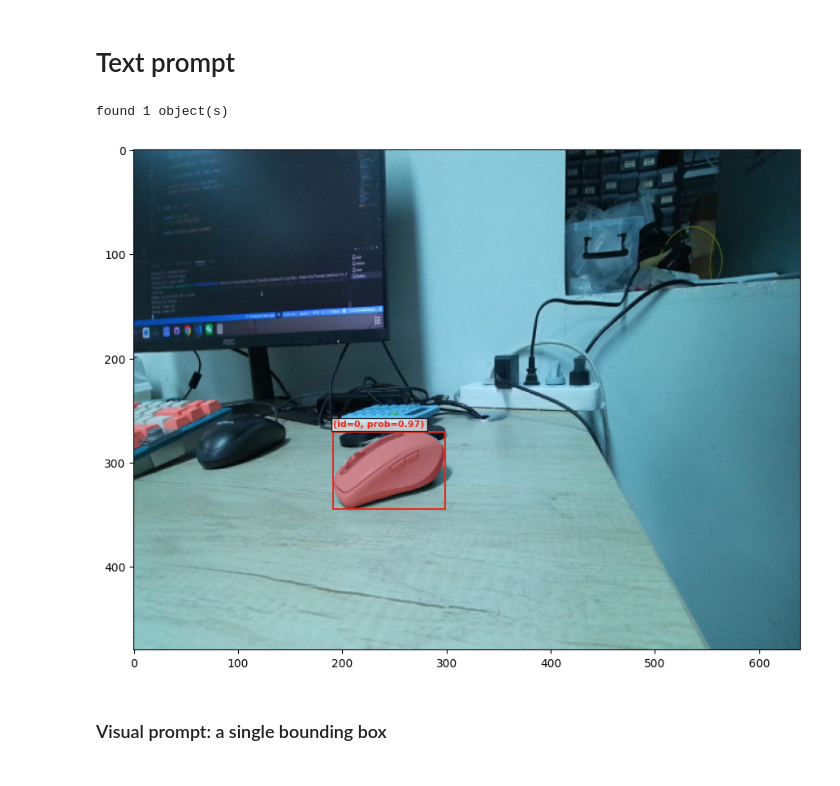
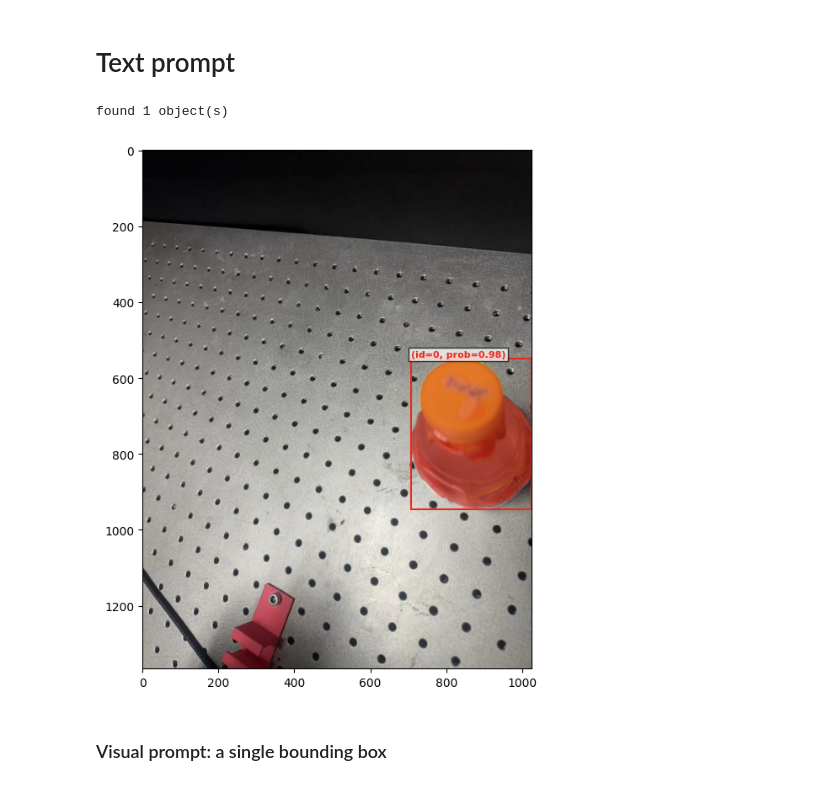
Before and after one commit to yichatani/sam3, a Jupyter notebook: examples/sam3_image_predictor_example.ipynb, the cells around one changed output. Drawn from its saved outputs; the diff is of its cells as text; code cells hidden in the pictures.

```diff
--- a/examples/sam3_image_predictor_example.ipynb
+++ b/examples/sam3_image_predictor_example.ipynb
@@ -56,8 +56,12 @@ model = build_sam3_image_model(checkpoint_path=checkpoint_path, bpe_path=bpe_pat
 # %%
 # image_path = f"{sam3_root}/assets/images/test_image.jpg"
 # image_path = f"{sam3_root}/assets/images/test_0.jpg"
-# image_path = f"{sam3_root}/assets/images/bottle_0.jpg"
-image_path = "/home/ani/FoundationPose/demo_data/mouse/rgb/1763733140820.png"
+image_path = f"{sam3_root}/assets/images/bottle_0.jpg"
+# image_path = f"{sam3_root}/assets/images/bottle_1.jpg"
+# image_path = f"{sam3_root}/assets/images/1338277.png"
+# image_path = f"{sam3_root}/assets/images/clutter_1.png"
+# image_path = f"{sam3_root}/assets/images/clutter_0.png"
+# image_path = "/home/ani/FoundationPose/demo_data/mouse/rgb/1763733140820.png"
 image = Image.open(image_path)
 width, height = image.size
 processor = Sam3Processor(model, confidence_threshold=0.5)
@@ -67,20 +71,20 @@ inference_state = processor.set_image(image)
 # %%
 import cv2
 processor.reset_all_prompts(inference_state)
-inference_state = processor.set_text_prompt(state=inference_state, prompt="white mouse")
+inference_state = processor.set_text_prompt(state=inference_state, prompt="bottle")
 
 img0 = Image.open(image_path)
 # print(inference_state["masks"])
 save_path = "/home/ani/sam3/output"
 
-mask = inference_state["masks"][0, 0].detach().cpu().numpy()
-mask_img = (mask.astype(np.uint8)) * 255
-cv2.imwrite(save_path + "/1763733140820.png", mask_img)
+# mask = inference_state["masks"][0, 0].detach().cpu().numpy()
+# mask_img = (mask.astype(np.uint8)) * 255
+# cv2.imwrite(save_path + "/1763733140820.png", mask_img)
 
 plot_results(img0, inference_state)
 # %% [output]
 found 1 object(s)
-[figure, old version]
+[figure, new version]
 # %% [markdown]
 ### Visual prompt: a single bounding box
 # %%
```
Also changed, not shown: parts of 4 cells of this notebook, 7 other files.
